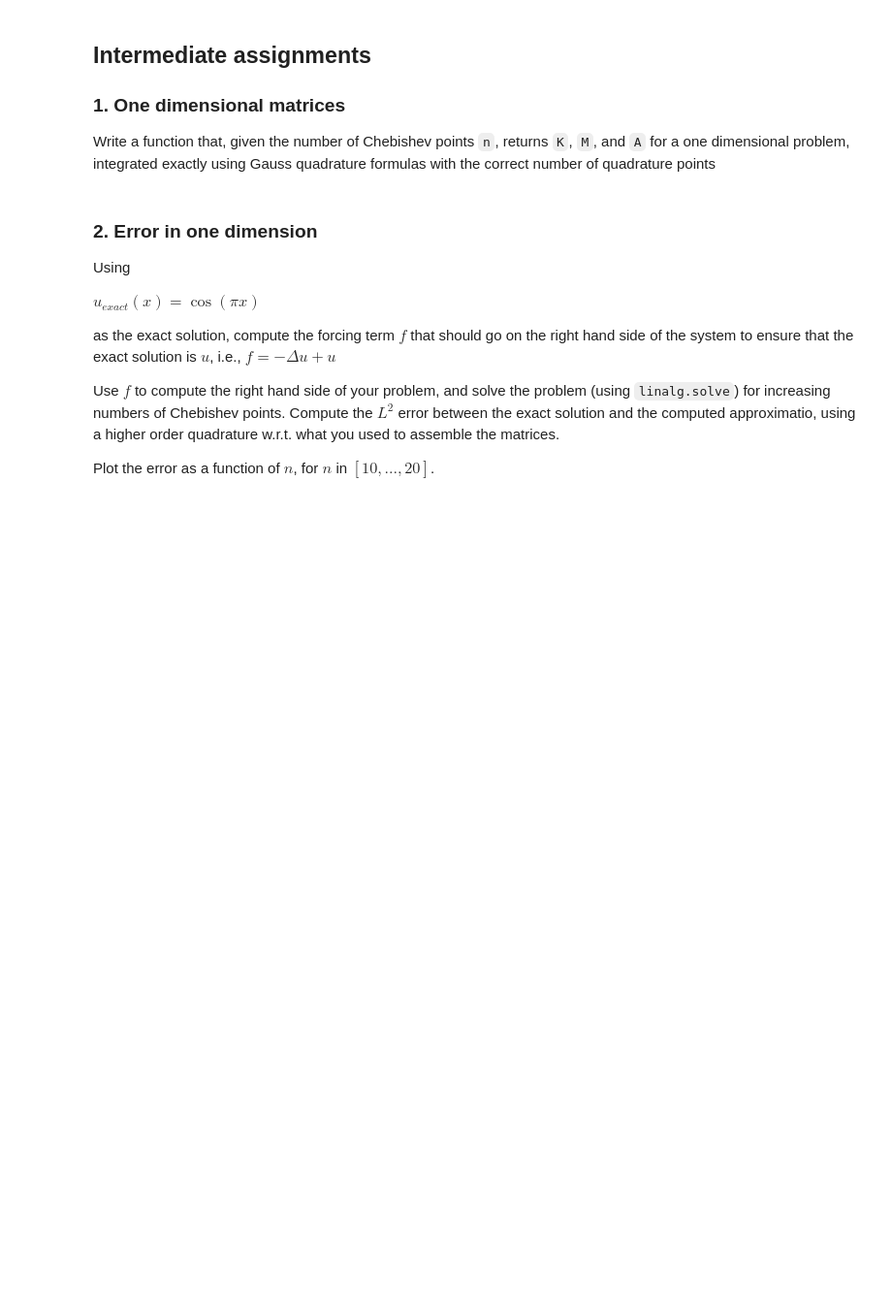
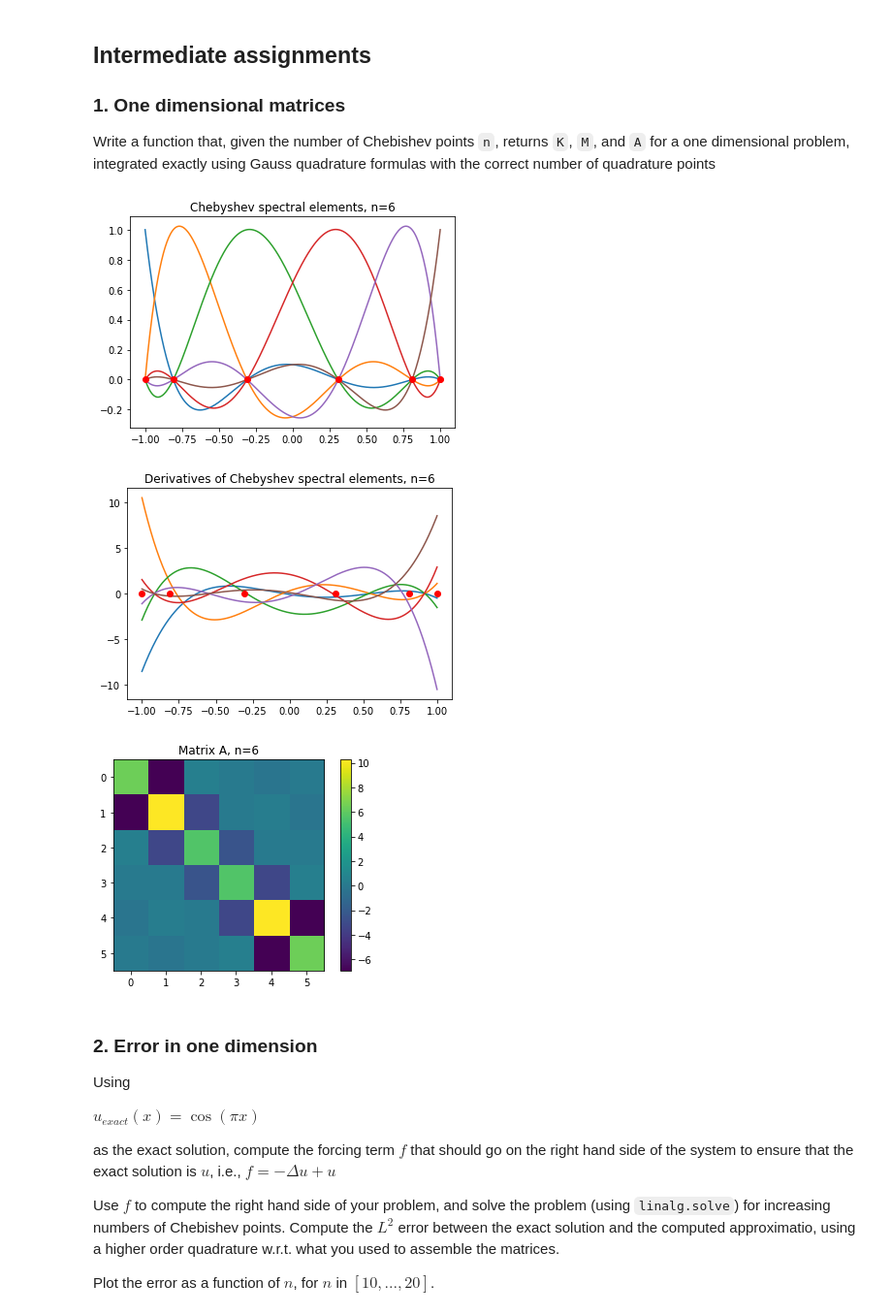
Before and after one commit to mattiamencagli/numerical-analysis-2020-2021, a Jupyter notebook: FinalProject-2020-2021.ipynb, the cells around one changed output. Shown at 97% size. Drawn from its saved outputs; the diff is of its cells as text; code cells hidden in the pictures; blank space fills up the shorter version.

```diff
--- a/FinalProject-2020-2021.ipynb
+++ b/FinalProject-2020-2021.ipynb
@@ -204,9 +204,7 @@ import matplotlib.pyplot as plt
 import time
 from numba import jit, njit
 # %%
-def compute_one_dimensional_matrices(n):
-
-    ENABLE_PLOTS=0
+def compute_one_dimensional_matrices(n, ENABLE_PLOTS=0):
 
     q, w = np.polynomial.legendre.leggauss(n)
     X = np.polynomial.chebyshev.chebpts2(n)
@@ -252,7 +250,11 @@ def compute_one_dimensional_matrices(n):
     return K, M, A
 # %%
 n=6
-K, M, A = compute_one_dimensional_matrices(n)
+K, M, A = compute_one_dimensional_matrices(n, ENABLE_PLOTS=1)
+# %% [output]
+[figure, added]
+[figure, added]
+[figure, added]
 # %% [markdown]
 ### 2. Error in one dimension
 
```
Also changed, not shown: parts of 12 cells of this notebook.
